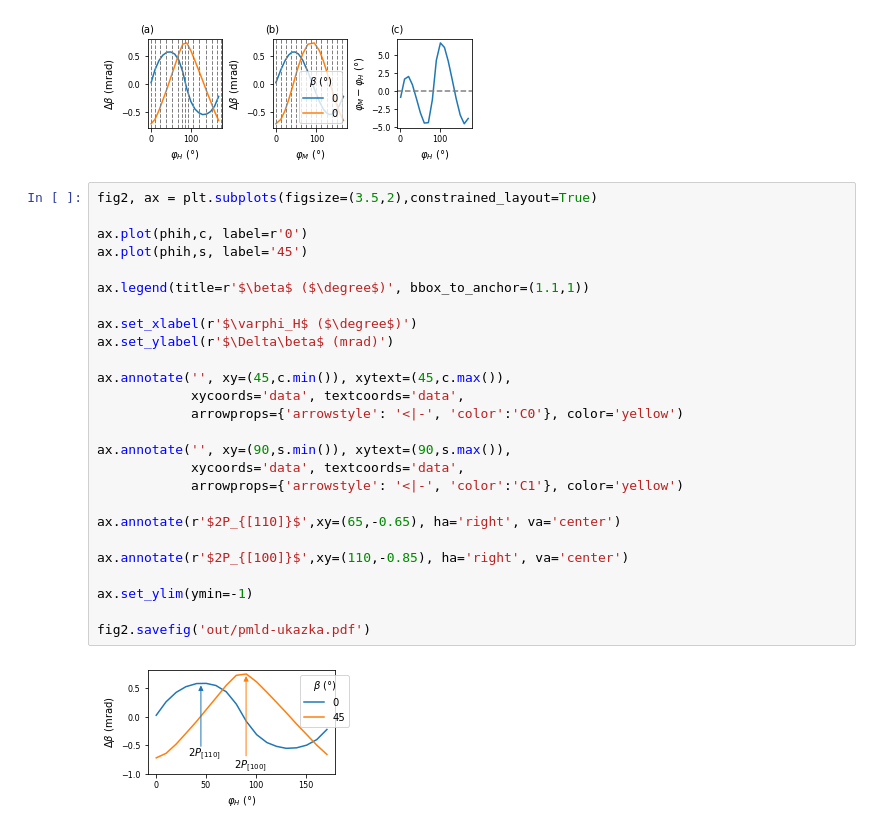
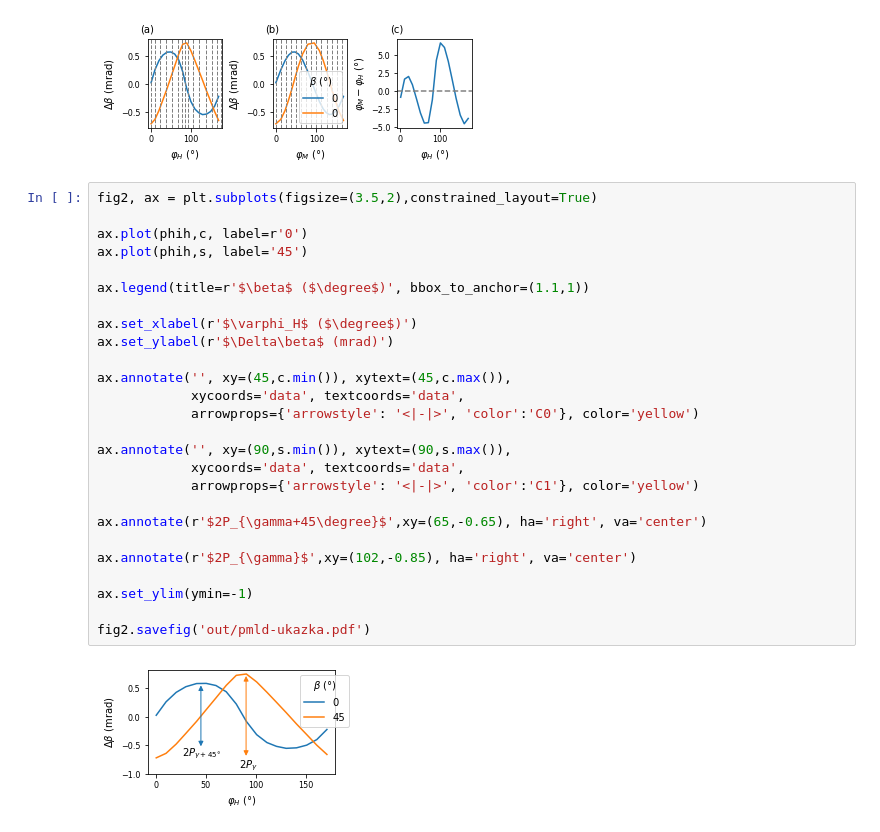
Before and after one commit to vladidobro/thesis, a Jupyter notebook: data/mag-pmld-ukazka.ipynb, the cells around one changed output. Cells and saved outputs as stored; diff of their text form.

```diff
--- a/data/mag-pmld-ukazka.ipynb
+++ b/data/mag-pmld-ukazka.ipynb
@@ -95,28 +95,28 @@ fig.savefig('out/anizotropie-ukazka.pdf')
 # %%
 fig2, ax = plt.subplots(figsize=(3.5,2),constrained_layout=True)
 
 ax.plot(phih,c, label=r'0')
 ax.plot(phih,s, label='45')
 
 ax.legend(title=r'$\beta$ ($\degree$)', bbox_to_anchor=(1.1,1))
 
 ax.set_xlabel(r'$\varphi_H$ ($\degree$)')
 ax.set_ylabel(r'$\Delta\beta$ (mrad)')
 
 ax.annotate('', xy=(45,c.min()), xytext=(45,c.max()),
             xycoords='data', textcoords='data',
-            arrowprops={'arrowstyle': '<|-', 'color':'C0'}, color='yellow')
+            arrowprops={'arrowstyle': '<|-|>', 'color':'C0'}, color='yellow')
 
 ax.annotate('', xy=(90,s.min()), xytext=(90,s.max()),
             xycoords='data', textcoords='data',
-            arrowprops={'arrowstyle': '<|-', 'color':'C1'}, color='yellow')
+            arrowprops={'arrowstyle': '<|-|>', 'color':'C1'}, color='yellow')
 
-ax.annotate(r'$2P_{[110]}$',xy=(65,-0.65), ha='right', va='center')
+ax.annotate(r'$2P_{\gamma+45\degree}$',xy=(65,-0.65), ha='right', va='center')
 
-ax.annotate(r'$2P_{[100]}$',xy=(110,-0.85), ha='right', va='center')
+ax.annotate(r'$2P_{\gamma}$',xy=(102,-0.85), ha='right', va='center')
 
 ax.set_ylim(ymin=-1)
 
 fig2.savefig('out/pmld-ukazka.pdf')
 # %% [output]
-[figure, old version]
+[figure, new version]
```
Also changed, not shown: 6 other files.
